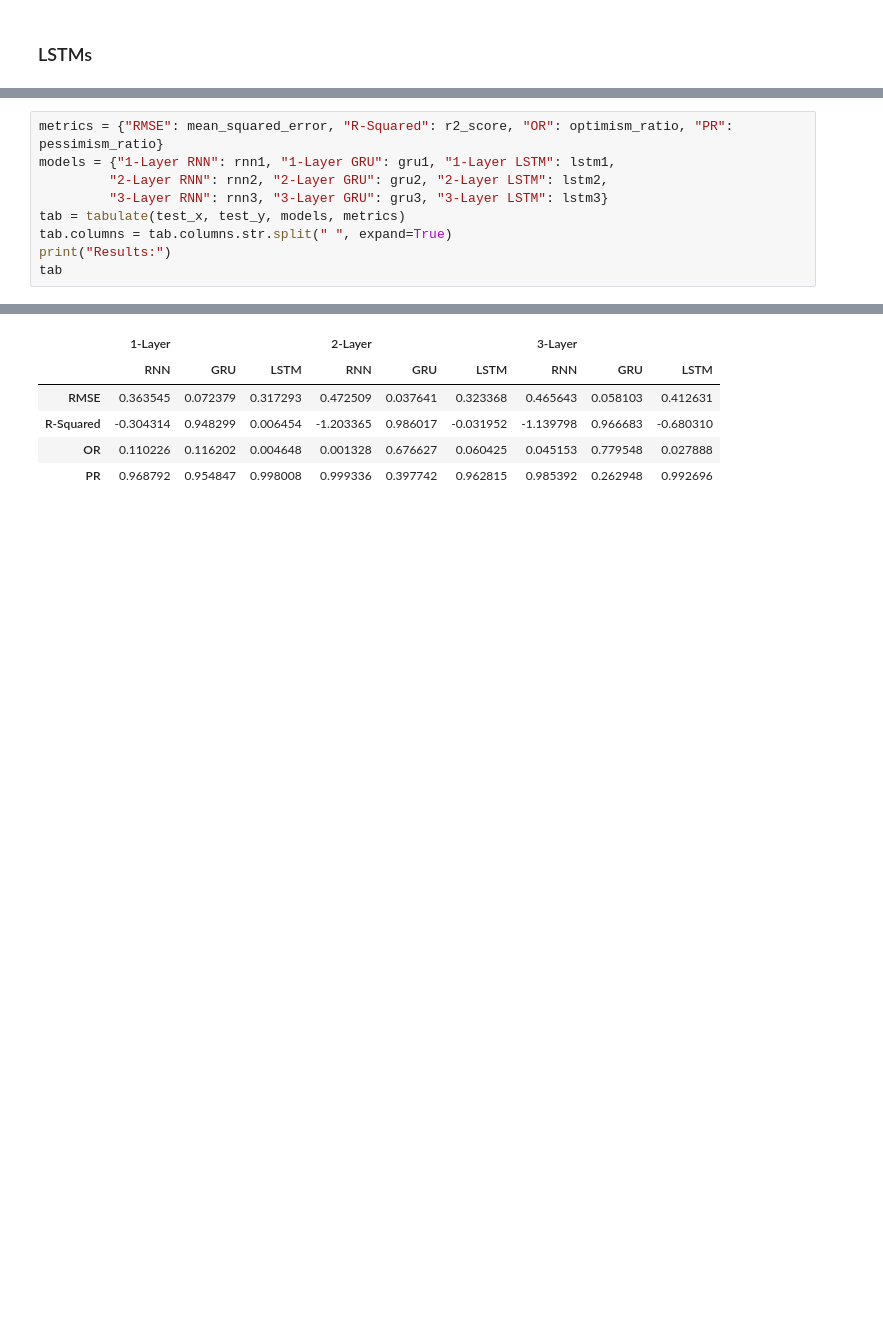
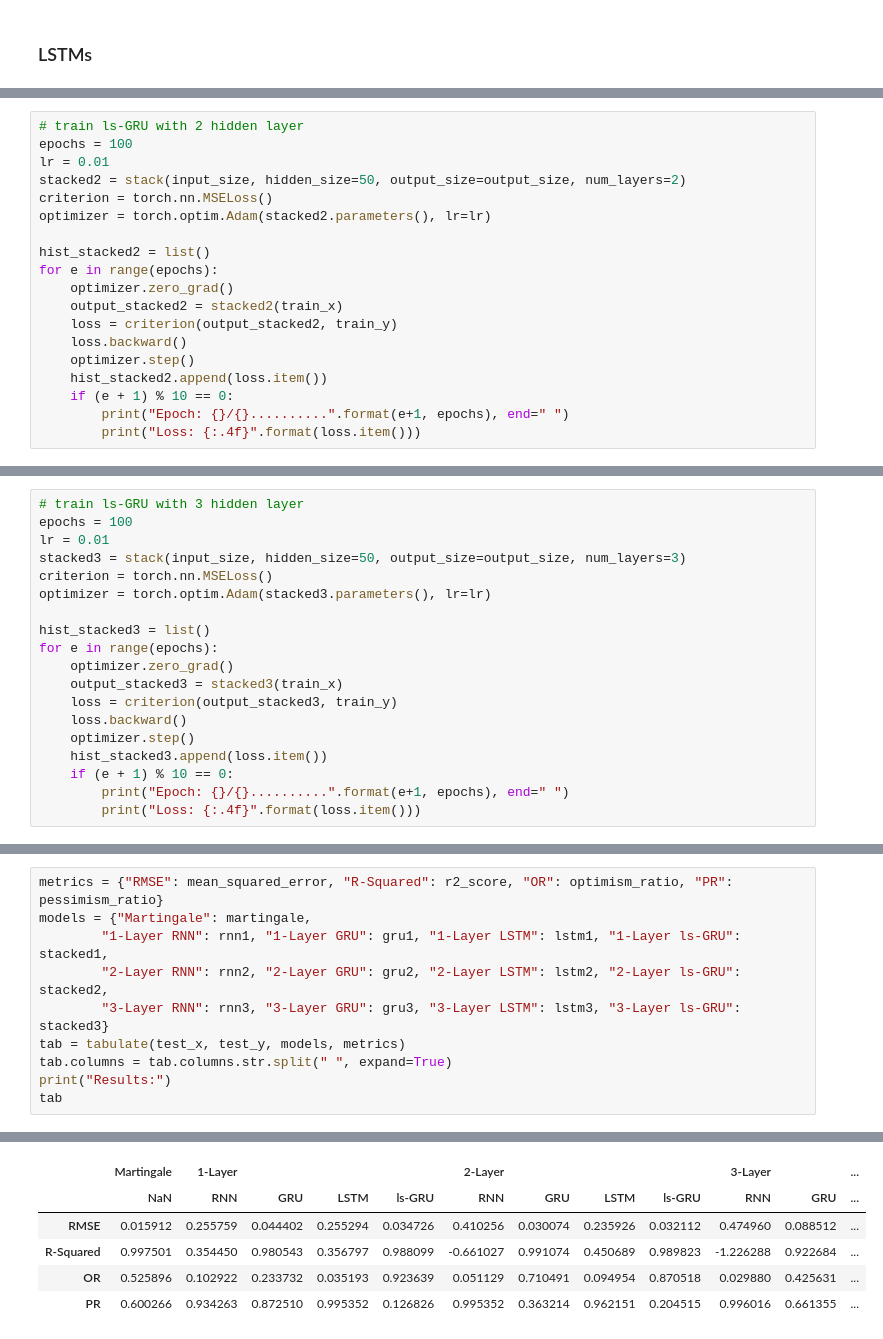
Before and after one commit to hpowers57/MLOpt_ResearchProject, a Jupyter notebook: experiments.ipynb, the cells around one changed output, grey strips where cells are left out. Drawn from its saved outputs; the diff is of its cells as text; blank space fills up the shorter version.

```diff
--- a/experiments.ipynb
+++ b/experiments.ipynb
@@ -326,0 +363,19 @@ Epoch: 100/100.......... Loss: 0.0002
+# %%
+# train ls-GRU with 2 hidden layer
+epochs = 100
+lr = 0.01
+stacked2 = stack(input_size, hidden_size=50, output_size=output_size, num_layers=2)
+criterion = torch.nn.MSELoss()
+optimizer = torch.optim.Adam(stacked2.parameters(), lr=lr)
+
+hist_stacked2 = list()
+for e in range(epochs):
+    optimizer.zero_grad()
+    output_stacked2 = stacked2(train_x)
+    loss = criterion(output_stacked2, train_y)
+    loss.backward()
+    optimizer.step()
+    hist_stacked2.append(loss.item())
+    if (e + 1) % 10 == 0:
+        print("Epoch: {}/{}..........".format(e+1, epochs), end=" ")
+        print("Loss: {:.4f}".format(loss.item()))
@@ -326,0 +393,19 @@ Epoch: 100/100.......... Loss: 0.0002
+# %%
+# train ls-GRU with 3 hidden layer
+epochs = 100
+lr = 0.01
+stacked3 = stack(input_size, hidden_size=50, output_size=output_size, num_layers=3)
+criterion = torch.nn.MSELoss()
+optimizer = torch.optim.Adam(stacked3.parameters(), lr=lr)
+
+hist_stacked3 = list()
+for e in range(epochs):
+    optimizer.zero_grad()
+    output_stacked3 = stacked3(train_x)
+    loss = criterion(output_stacked3, train_y)
+    loss.backward()
+    optimizer.step()
+    hist_stacked3.append(loss.item())
+    if (e + 1) % 10 == 0:
+        print("Epoch: {}/{}..........".format(e+1, epochs), end=" ")
+        print("Loss: {:.4f}".format(loss.item()))
@@ -327,20 +423,21 @@ Epoch: 100/100.......... Loss: 0.0002
 # %%
 metrics = {"RMSE": mean_squared_error, "R-Squared": r2_score, "OR": optimism_ratio, "PR": pessimism_ratio}
-models = {"1-Layer RNN": rnn1, "1-Layer GRU": gru1, "1-Layer LSTM": lstm1,
-         "2-Layer RNN": rnn2, "2-Layer GRU": gru2, "2-Layer LSTM": lstm2,
-         "3-Layer RNN": rnn3, "3-Layer GRU": gru3, "3-Layer LSTM": lstm3}
+models = {"Martingale": martingale,
+        "1-Layer RNN": rnn1, "1-Layer GRU": gru1, "1-Layer LSTM": lstm1, "1-Layer ls-GRU": stacked1,
+        "2-Layer RNN": rnn2, "2-Layer GRU": gru2, "2-Layer LSTM": lstm2, "2-Layer ls-GRU": stacked2,
+        "3-Layer RNN": rnn3, "3-Layer GRU": gru3, "3-Layer LSTM": lstm3, "3-Layer ls-GRU": stacked3}
 tab = tabulate(test_x, test_y, models, metrics)
 tab.columns = tab.columns.str.split(" ", expand=True)
 print("Results:")
 tab
 # %% [output]
 Results:
-|  | 1-Layer |  |  | 2-Layer |  |  | 3-Layer |  |  |
-|  | RNN | GRU | LSTM | RNN | GRU | LSTM | RNN | GRU | LSTM |
-| RMSE | 0.363545 | 0.072379 | 0.317293 | 0.472509 | 0.037641 | 0.323368 | 0.465643 | 0.058103 | 0.412631 |
-| R-Squared | -0.304314 | 0.948299 | 0.006454 | -1.203365 | 0.986017 | -0.031952 | -1.139798 | 0.966683 | -0.680310 |
-| OR | 0.110226 | 0.116202 | 0.004648 | 0.001328 | 0.676627 | 0.060425 | 0.045153 | 0.779548 | 0.027888 |
-| PR | 0.968792 | 0.954847 | 0.998008 | 0.999336 | 0.397742 | 0.962815 | 0.985392 | 0.262948 | 0.992696 |
+|  | Martingale | 1-Layer |  |  |  | 2-Layer |  |  |  | 3-Layer |  | ... |
+|  | NaN | RNN | GRU | LSTM | ls-GRU | RNN | GRU | LSTM | ls-GRU | RNN | GRU | ... |
+| RMSE | 0.015912 | 0.255759 | 0.044402 | 0.255294 | 0.034726 | 0.410256 | 0.030074 | 0.235926 | 0.032112 | 0.474960 | 0.088512 | ... |
+| R-Squared | 0.997501 | 0.354450 | 0.980543 | 0.356797 | 0.988099 | -0.661027 | 0.991074 | 0.450689 | 0.989823 | -1.226288 | 0.922684 | ... |
+| OR | 0.525896 | 0.102922 | 0.233732 | 0.035193 | 0.923639 | 0.051129 | 0.710491 | 0.094954 | 0.870518 | 0.029880 | 0.425631 | ... |
+| PR | 0.600266 | 0.934263 | 0.872510 | 0.995352 | 0.126826 | 0.995352 | 0.363214 | 0.962151 | 0.204515 | 0.996016 | 0.661355 | ... |
 # %%
 rnn_outs = {"RNN-1": (output_rnn1, hist_rnn1), "RNN-2": (output_rnn2, hist_rnn2), "RNN-3": (output_rnn3, hist_rnn3)}
 gru_outs = {"GRU-1": (output_gru1, hist_gru1), "GRU-2": (output_gru2, hist_gru2), "GRU-3": (output_gru3, hist_gru3)}
```
Also changed, not shown: parts of 24 cells of this notebook.
